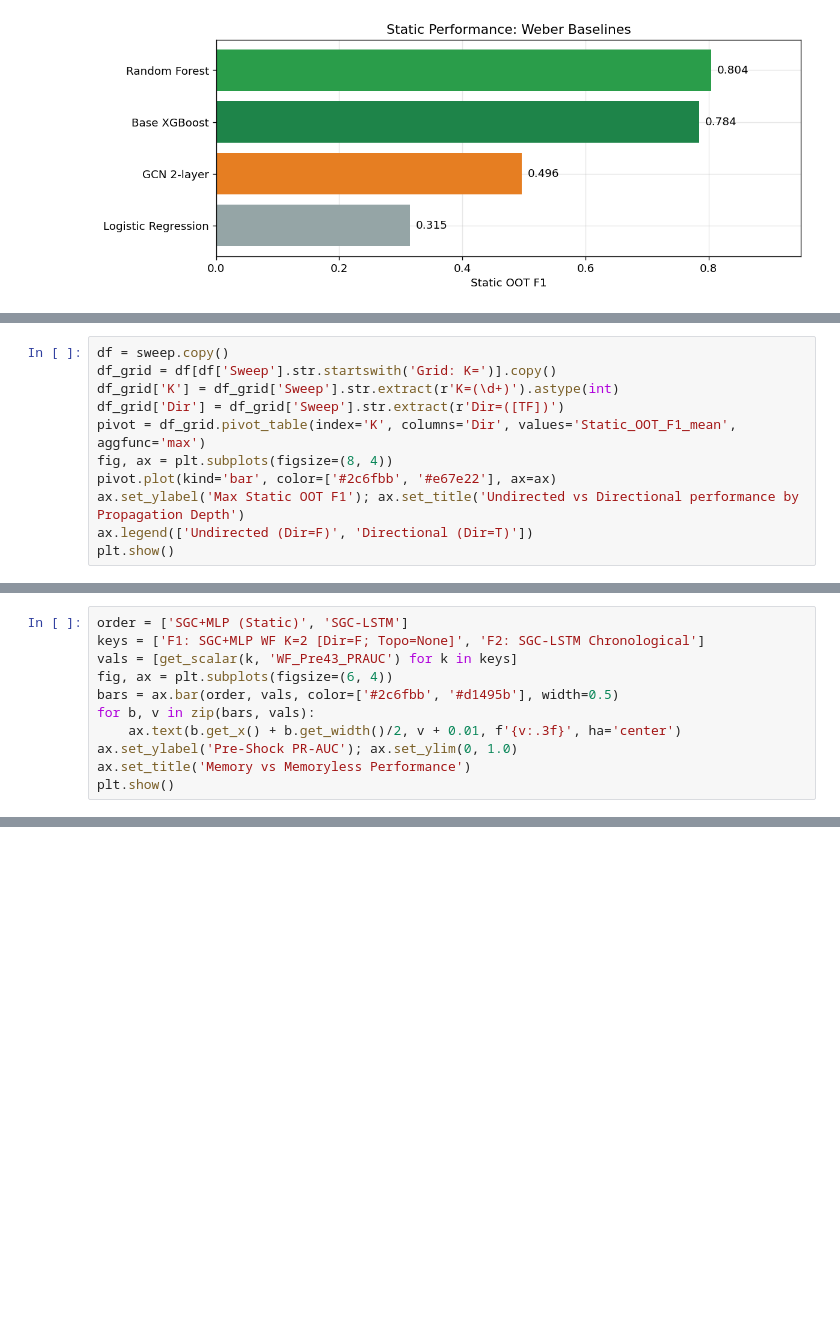
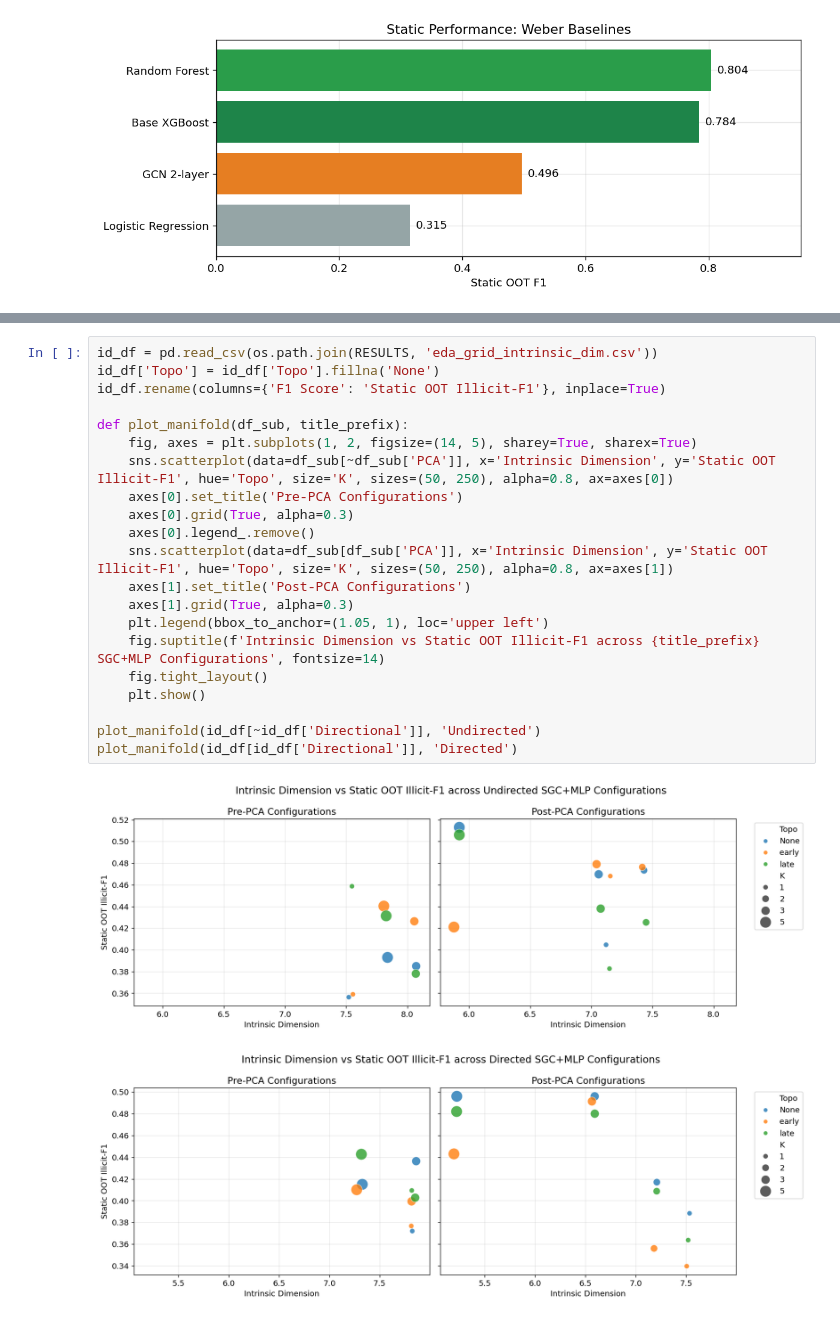
Before and after one commit to AgricolaC/Elliptic-Bitcoin-Project, a Jupyter notebook: presentation.ipynb, the cells around one changed output, grey strips where cells are left out. Saved outputs shown, nothing was run; the diff lists cells and outputs as text; blank space fills up the shorter version.

```diff
--- a/presentation.ipynb
+++ b/presentation.ipynb
@@ -150,11 +198,0 @@ Our grid search over graph directionality ($Dir=T$ vs $Dir=F$) revealed a fascin
-# %%
-df = sweep.copy()
-df_grid = df[df['Sweep'].str.startswith('Grid: K=')].copy()
-df_grid['K'] = df_grid['Sweep'].str.extract(r'K=(\d+)').astype(int)
-df_grid['Dir'] = df_grid['Sweep'].str.extract(r'Dir=([TF])')
-pivot = df_grid.pivot_table(index='K', columns='Dir', values='Static_OOT_F1_mean', aggfunc='max')
-fig, ax = plt.subplots(figsize=(8, 4))
-pivot.plot(kind='bar', color=['#2c6fbb', '#e67e22'], ax=ax)
-ax.set_ylabel('Max Static OOT F1'); ax.set_title('Undirected vs Directional performance by Propagation Depth')
-ax.legend(['Undirected (Dir=F)', 'Directional (Dir=T)'])
-plt.show()
@@ -311,11 +198,0 @@ Does propagating this recurrent hidden state improve performance over the static
-# %%
-order = ['SGC+MLP (Static)', 'SGC-LSTM']
-keys = ['F1: SGC+MLP WF K=2 [Dir=F; Topo=None]', 'F2: SGC-LSTM Chronological']
-vals = [get_scalar(k, 'WF_Pre43_PRAUC') for k in keys]
-fig, ax = plt.subplots(figsize=(6, 4))
-bars = ax.bar(order, vals, color=['#2c6fbb', '#d1495b'], width=0.5)
-for b, v in zip(bars, vals):
-    ax.text(b.get_x() + b.get_width()/2, v + 0.01, f'{v:.3f}', ha='center')
-ax.set_ylabel('Pre-Shock PR-AUC'); ax.set_ylim(0, 1.0)
-ax.set_title('Memory vs Memoryless Performance')
-plt.show()
@@ -442,0 +281,24 @@ We observed that $K=5$ (heavy low-pass filtering) caused the global covariance m
+# %%
+id_df = pd.read_csv(os.path.join(RESULTS, 'eda_grid_intrinsic_dim.csv'))
+id_df['Topo'] = id_df['Topo'].fillna('None')
+id_df.rename(columns={'F1 Score': 'Static OOT Illicit-F1'}, inplace=True)
+
+def plot_manifold(df_sub, title_prefix):
+    fig, axes = plt.subplots(1, 2, figsize=(14, 5), sharey=True, sharex=True)
+    sns.scatterplot(data=df_sub[~df_sub['PCA']], x='Intrinsic Dimension', y='Static OOT Illicit-F1', hue='Topo', size='K', sizes=(50, 250), alpha=0.8, ax=axes[0])
+    axes[0].set_title('Pre-PCA Configurations')
+    axes[0].grid(True, alpha=0.3)
+    axes[0].legend_.remove()
+    sns.scatterplot(data=df_sub[df_sub['PCA']], x='Intrinsic Dimension', y='Static OOT Illicit-F1', hue='Topo', size='K', sizes=(50, 250), alpha=0.8, ax=axes[1])
+    axes[1].set_title('Post-PCA Configurations')
+    axes[1].grid(True, alpha=0.3)
+    plt.legend(bbox_to_anchor=(1.05, 1), loc='upper left')
+    fig.suptitle(f'Intrinsic Dimension vs Static OOT Illicit-F1 across {title_prefix} SGC+MLP Configurations', fontsize=14)
+    fig.tight_layout()
+    plt.show()
+
+plot_manifold(id_df[~id_df['Directional']], 'Undirected')
+plot_manifold(id_df[id_df['Directional']], 'Directed')
+# %% [output]
+[figure, added]
+[figure, added]
```
Also changed, not shown: parts of 51 cells of this notebook, 25 other files.
